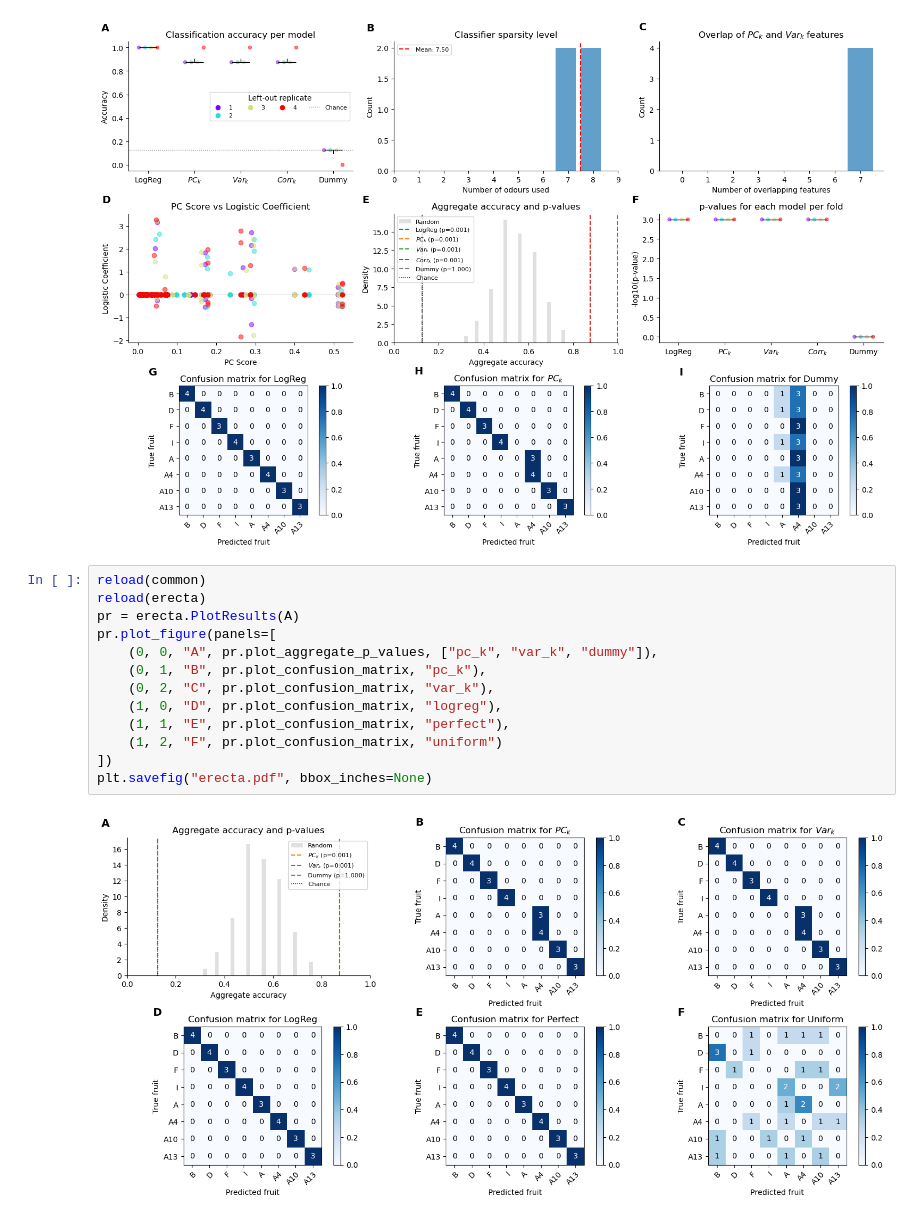
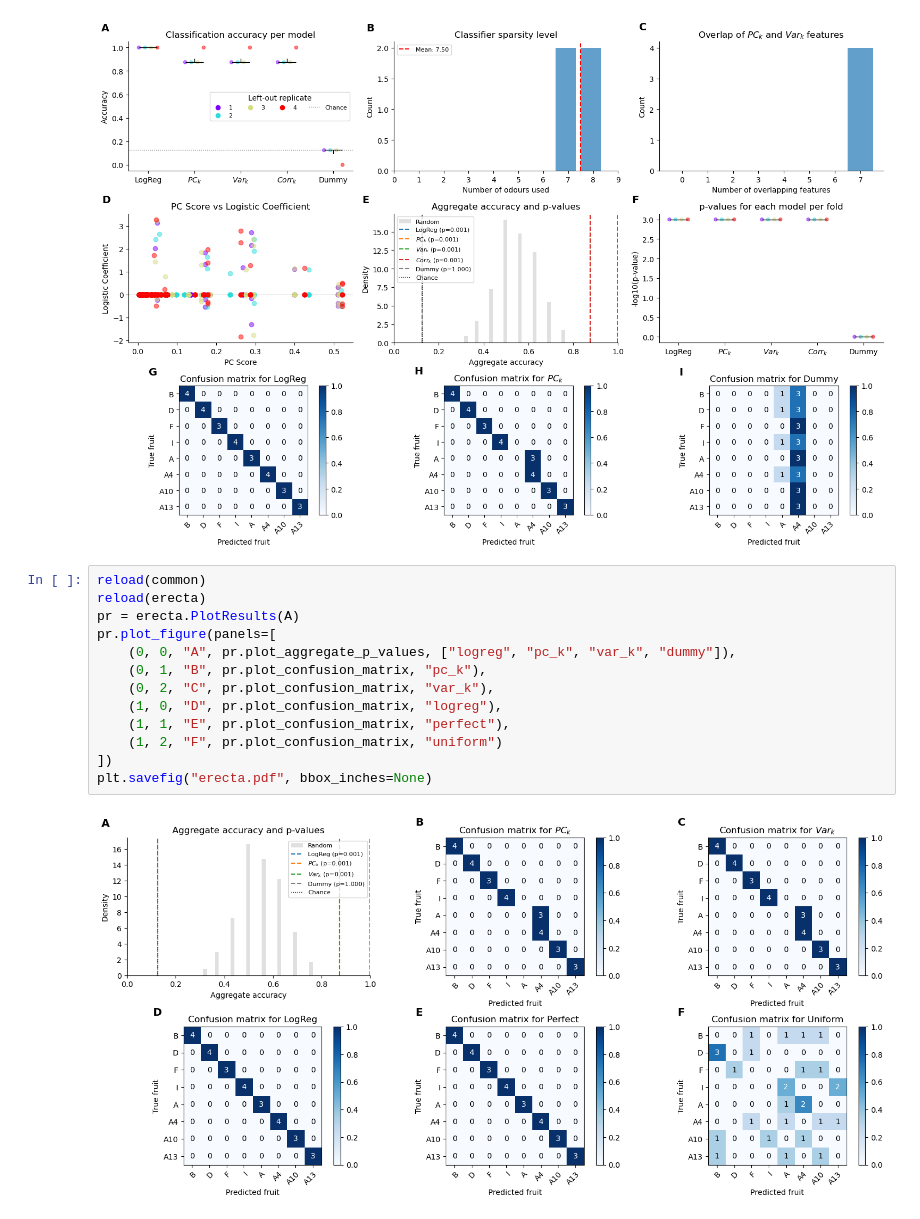
Before and after one commit to stootoon/lucia-natural-odour-stats, a Jupyter notebook: erecta-demo.ipynb, the cells around one changed output. Drawn from its saved outputs; the diff is of its cells as text.

Commit message:
Add lasso/logreg to plots.

```diff
--- a/erecta-demo.ipynb
+++ b/erecta-demo.ipynb
@@ -86,15 +63,15 @@ pr.plot_figure()
 # %%
 reload(common)
 reload(erecta)
 pr = erecta.PlotResults(A)
 pr.plot_figure(panels=[
-    (0, 0, "A", pr.plot_aggregate_p_values, ["pc_k", "var_k", "dummy"]),
+    (0, 0, "A", pr.plot_aggregate_p_values, ["logreg", "pc_k", "var_k", "dummy"]),
     (0, 1, "B", pr.plot_confusion_matrix, "pc_k"),
     (0, 2, "C", pr.plot_confusion_matrix, "var_k"),
     (1, 0, "D", pr.plot_confusion_matrix, "logreg"),
     (1, 1, "E", pr.plot_confusion_matrix, "perfect"),
     (1, 2, "F", pr.plot_confusion_matrix, "uniform")
 ])
 plt.savefig("erecta.pdf", bbox_inches=None)
 # %% [output]
-[figure, old version]
+[figure, new version]
```
Also changed, not shown: parts of 2 cells of this notebook, 1 other file.
